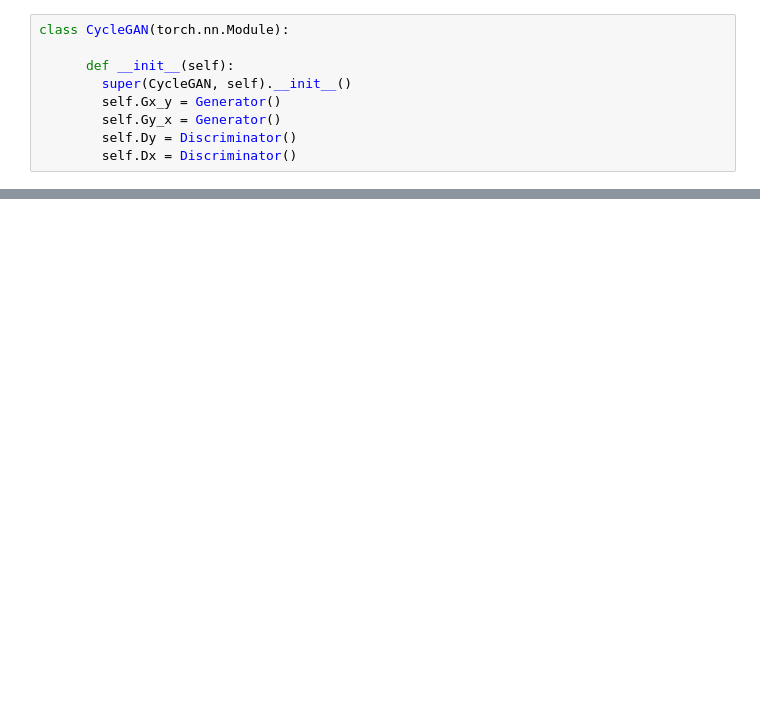
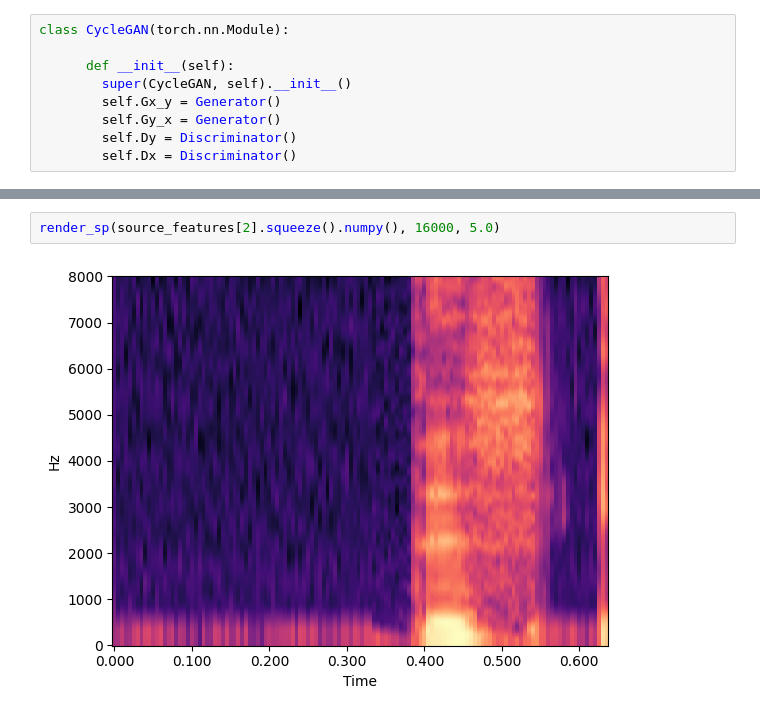
Before and after one commit to maratsubkhankulov/cyclegan-vc, a Jupyter notebook: src/notebook.ipynb, the cells around one changed output, grey strips where cells are left out. Cells and saved outputs as stored; diff of their text form; blank space fills up the shorter version.

```diff
--- a/src/notebook.ipynb
+++ b/src/notebook.ipynb
@@ -438,0 +508,4 @@ test_world()
+# %%
+render_sp(source_features[2].squeeze().numpy(), 16000, 5.0)
+# %% [output]
+[figure, added]
```
Also changed, not shown: parts of 11 cells of this notebook, 4 other files.
